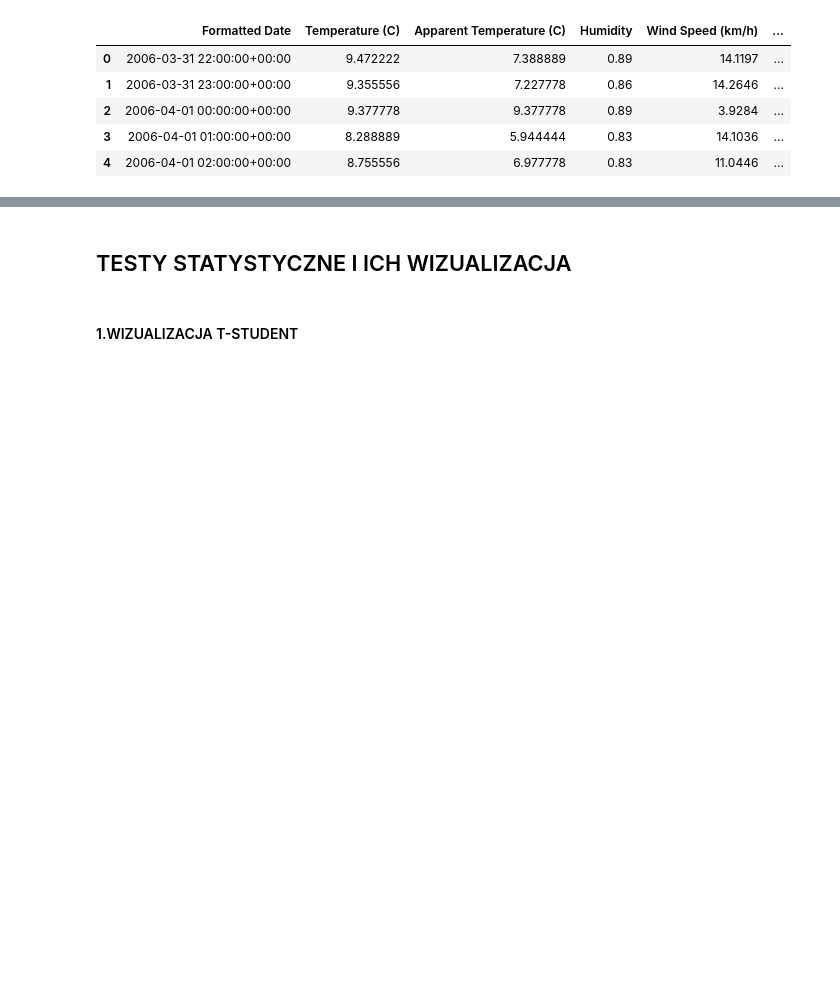
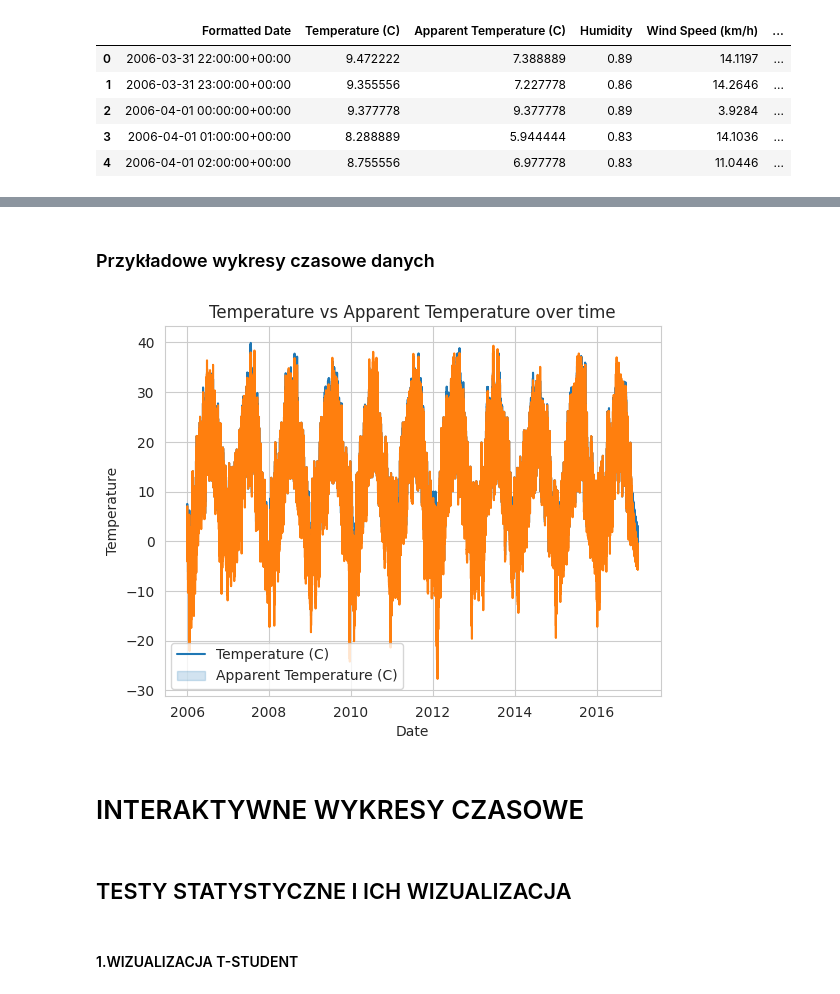
Before and after one commit to Kkilianek/ZMWD-projekt-1, a Jupyter notebook: projekt.ipynb, the cells around one changed output, grey strips where cells are left out. Cells and saved outputs as stored; diff of their text form; code cells hidden in the pictures; blank space fills up the shorter version.

```diff
--- a/projekt.ipynb
+++ b/projekt.ipynb
@@ -23,3 +42,18 @@ data.head(5)
+# %% [markdown]
+### Przykładowe wykresy czasowe danych
+# %%
+# Wykres czasowy - przykładowy dla kolumn 'Temperature (C)' i 'Apparent Temperature (C)'
+sns.lineplot(data=data, x='Formatted Date', y='Temperature (C)')
+sns.lineplot(data=data, x='Formatted Date', y='Apparent Temperature (C)')
+plt.xlabel('Date')
+plt.ylabel('Temperature')
+plt.title('Temperature vs Apparent Temperature over time')
+plt.legend(['Temperature (C)', 'Apparent Temperature (C)'])
+plt.show()
+# %% [output]
+[figure, added]
+# %% [markdown]
+# INTERAKTYWNE WYKRESY CZASOWE
 # %% [markdown]
 ## TESTY STATYSTYCZNE I ICH WIZUALIZACJA
 # %% [markdown]
```
Also changed, not shown: parts of 33 cells of this notebook.
